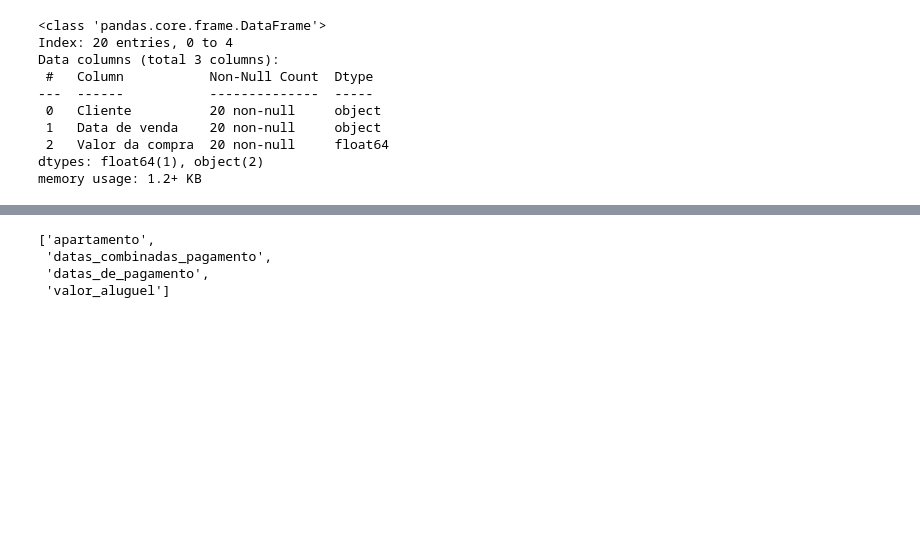
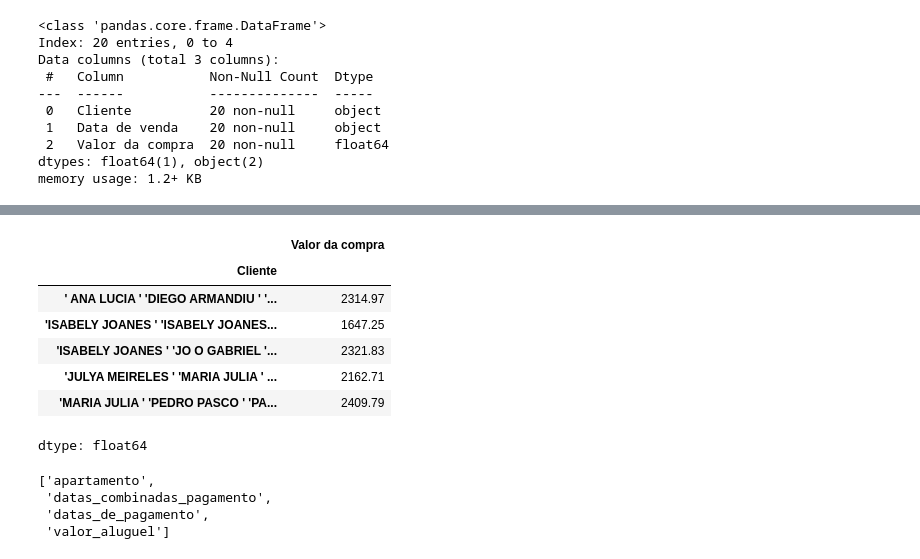
Before and after one commit to dobsfoxx/ETL-Pandas-ONE-Alura, a Jupyter notebook: Exercicio_conversão_de_valores_metodo(replace_strip).ipynb, the cells around one changed output, grey strips where cells are left out. Cells and saved outputs as stored; diff of their text form; code cells hidden in the pictures; blank space fills up the shorter version.

```diff
--- a/Exercicio_conversão_de_valores_metodo(replace_strip).ipynb
+++ b/Exercicio_conversão_de_valores_metodo(replace_strip).ipynb
@@ -74,0 +86,2 @@ dados.head()
+# %%
+dados['Data de venda'] = pd.to_datetime(dados['Data de venda'])
@@ -75,3 +101,16 @@ dados.head()
+# %%
+subset = dados.groupby('Cliente')['Valor da compra'].sum()
+# %%
+subset
+# %% [output]
+|  | Valor da compra |
+| Cliente |  |
+| ' ANA LUCIA ' 'DIEGO ARMANDIU ' '... | 2314.97 |
+| 'ISABELY JOANES ' 'ISABELY JOANES... | 1647.25 |
+| 'ISABELY JOANES ' 'JO O GABRIEL '... | 2321.83 |
+| 'JULYA MEIRELES ' 'MARIA JULIA ' ... | 2162.71 |
+| 'MARIA JULIA ' 'PEDRO PASCO ' 'PA... | 2409.79 |
+dtype: float64
 # %%
 dados2 = pd.read_json('dados_locacao_imoveis.json')
 # %%
```
Also changed, not shown: parts of 10 cells of this notebook.
